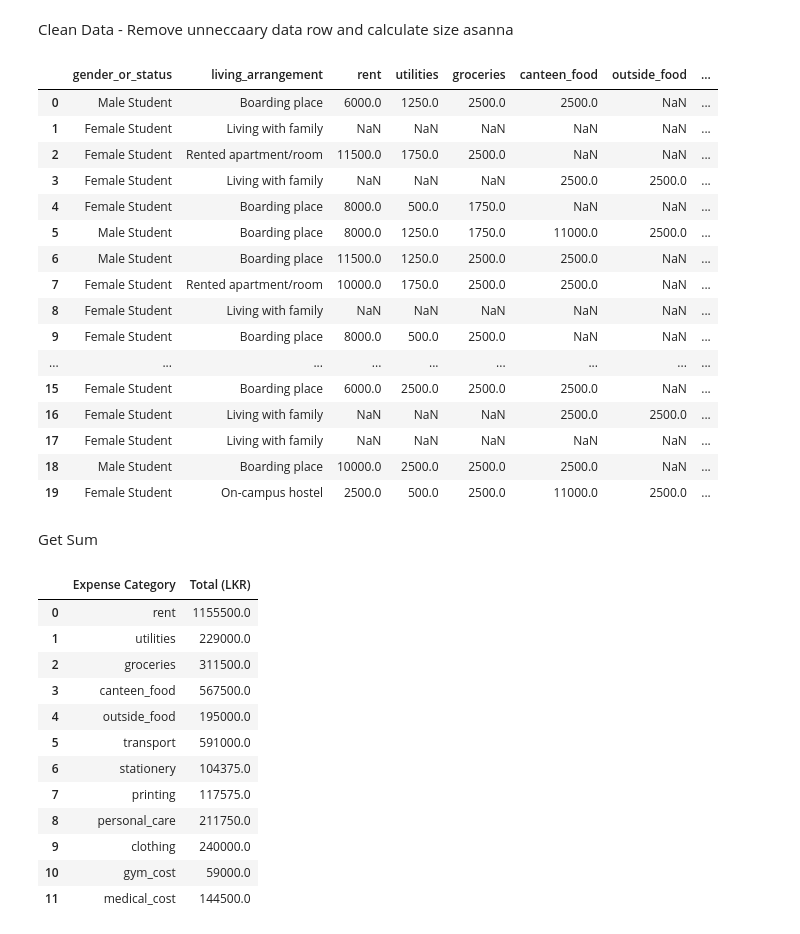
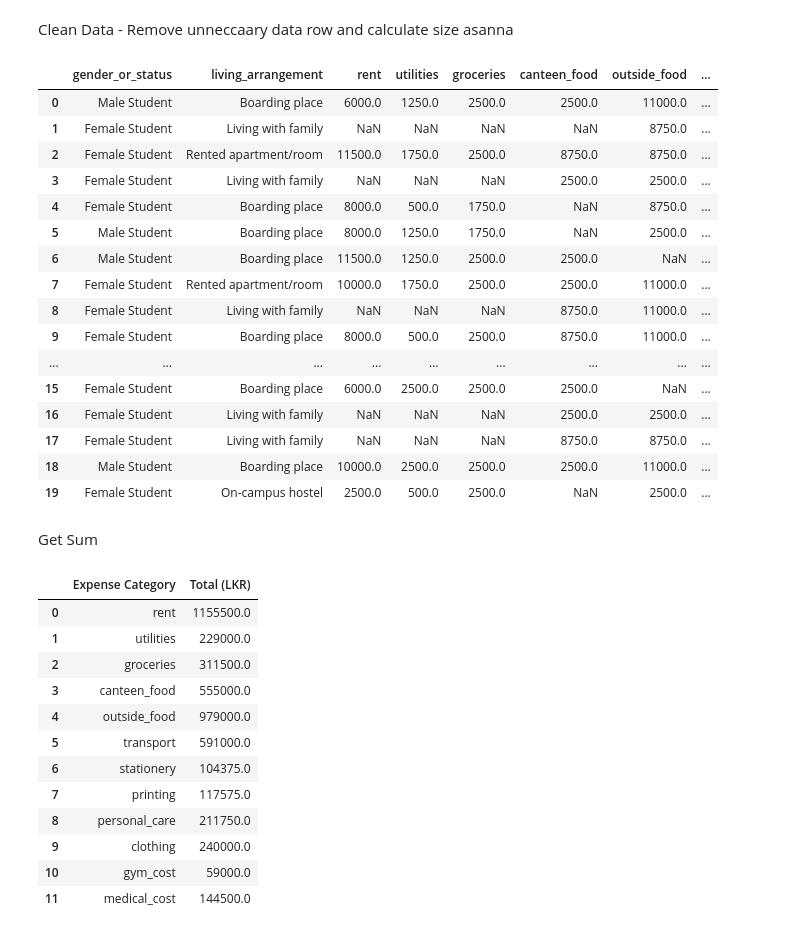
Before and after one commit to Pasindu115530/Static-Project, a Jupyter notebook: test.ipynb, the cells around one changed output. Cells and saved outputs as stored; diff of their text form; code cells hidden in the pictures.

```diff
--- a/test.ipynb
+++ b/test.ipynb
@@ -203,6 +203,7 @@ range_to_num_map = {
     '4000-5000': 4500,
     '5000-7000': 6000,
     '7000-9000': 8000,
+    '7500-10000': 8750,
     '9000-11000': 10000,
     'More than 11000': 11500,
     'Less than 5000': 2500,
@@ -211,7 +212,7 @@ range_to_num_map = {
     '20000-30000': 25000,
     'Less than 10000': 5000,
     'more than 2000': 2500,
-    'More then 10000': 11000
+    'More than 10000': 11000
 }
 
 # Columns to convert (add all expense columns you want)
@@ -231,49 +232,49 @@ all_cols = [
     "total_expenses"
 ]
 expense_cols = [
     "rent",
     "utilities",
     "groceries",
     "canteen_food",
     "outside_food",
     "transport",
     "stationery",
     "printing",
     "personal_care",
     "clothing",
     "gym_cost",
     "medical_cost",
 
 ]
 
 
 
 # Map ranges to numeric using your existing df
 for col in all_cols:
     if col in df.columns:
         df[col] = df[col].map(range_to_num_map)
 
 # Display clean table in Jupyter
 from IPython.display import display
 display(df.head(20))
 # %% [output]
 |  | gender_or_status | living_arrangement | rent | utilities | groceries | canteen_food | outside_food | ... |
-| 0 | Male Student | Boarding place | 6000.0 | 1250.0 | 2500.0 | 2500.0 | NaN | ... |
-| 1 | Female Student | Living with family | NaN | NaN | NaN | NaN | NaN | ... |
-| 2 | Female Student | Rented apartment/room | 11500.0 | 1750.0 | 2500.0 | NaN | NaN | ... |
+| 0 | Male Student | Boarding place | 6000.0 | 1250.0 | 2500.0 | 2500.0 | 11000.0 | ... |
+| 1 | Female Student | Living with family | NaN | NaN | NaN | NaN | 8750.0 | ... |
+| 2 | Female Student | Rented apartment/room | 11500.0 | 1750.0 | 2500.0 | 8750.0 | 8750.0 | ... |
 | 3 | Female Student | Living with family | NaN | NaN | NaN | 2500.0 | 2500.0 | ... |
-| 4 | Female Student | Boarding place | 8000.0 | 500.0 | 1750.0 | NaN | NaN | ... |
-| 5 | Male Student | Boarding place | 8000.0 | 1250.0 | 1750.0 | 11000.0 | 2500.0 | ... |
+| 4 | Female Student | Boarding place | 8000.0 | 500.0 | 1750.0 | NaN | 8750.0 | ... |
+| 5 | Male Student | Boarding place | 8000.0 | 1250.0 | 1750.0 | NaN | 2500.0 | ... |
 | 6 | Male Student | Boarding place | 11500.0 | 1250.0 | 2500.0 | 2500.0 | NaN | ... |
-| 7 | Female Student | Rented apartment/room | 10000.0 | 1750.0 | 2500.0 | 2500.0 | NaN | ... |
-| 8 | Female Student | Living with family | NaN | NaN | NaN | NaN | NaN | ... |
-| 9 | Female Student | Boarding place | 8000.0 | 500.0 | 2500.0 | NaN | NaN | ... |
+| 7 | Female Student | Rented apartment/room | 10000.0 | 1750.0 | 2500.0 | 2500.0 | 11000.0 | ... |
+| 8 | Female Student | Living with family | NaN | NaN | NaN | 8750.0 | 11000.0 | ... |
+| 9 | Female Student | Boarding place | 8000.0 | 500.0 | 2500.0 | 8750.0 | 11000.0 | ... |
 | ... | ... | ... | ... | ... | ... | ... | ... | ... |
 | 15 | Female Student | Boarding place | 6000.0 | 2500.0 | 2500.0 | 2500.0 | NaN | ... |
 | 16 | Female Student | Living with family | NaN | NaN | NaN | 2500.0 | 2500.0 | ... |
-| 17 | Female Student | Living with family | NaN | NaN | NaN | NaN | NaN | ... |
-| 18 | Male Student | Boarding place | 10000.0 | 2500.0 | 2500.0 | 2500.0 | NaN | ... |
-| 19 | Female Student | On-campus hostel | 2500.0 | 500.0 | 2500.0 | 11000.0 | 2500.0 | ... |
+| 17 | Female Student | Living with family | NaN | NaN | NaN | 8750.0 | 8750.0 | ... |
+| 18 | Male Student | Boarding place | 10000.0 | 2500.0 | 2500.0 | 2500.0 | 11000.0 | ... |
+| 19 | Female Student | On-campus hostel | 2500.0 | 500.0 | 2500.0 | NaN | 2500.0 | ... |
 # %% [markdown]
 Get Sum
 # %%
@@ -291,8 +292,8 @@ display(col_sums_table)
 | 0 | rent | 1155500.0 |
 | 1 | utilities | 229000.0 |
 | 2 | groceries | 311500.0 |
-| 3 | canteen_food | 567500.0 |
-| 4 | outside_food | 195000.0 |
+| 3 | canteen_food | 555000.0 |
+| 4 | outside_food | 979000.0 |
 | 5 | transport | 591000.0 |
 | 6 | stationery | 104375.0 |
 | 7 | printing | 117575.0 |
```
Also changed, not shown: parts of 5 cells of this notebook.
